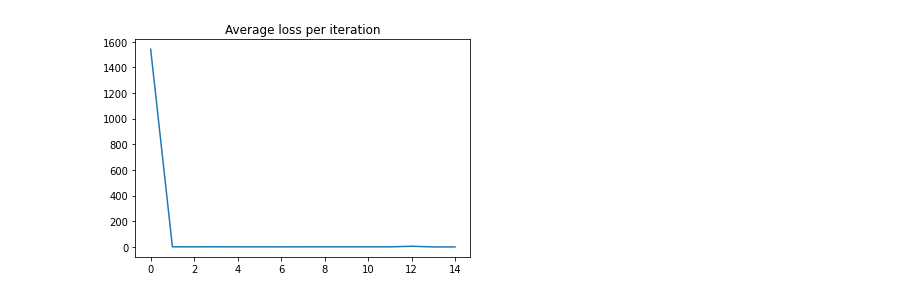
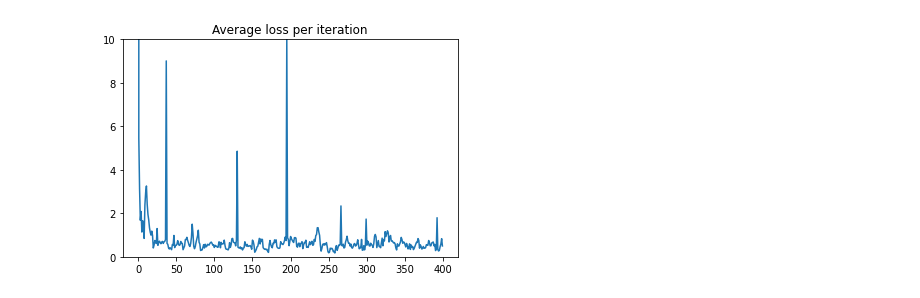
Before and after one commit to RaySteak/deep-qube, a Jupyter notebook: deepcube/adi_train.ipynb, the cells around one changed output. Saved outputs shown, nothing was run; the diff lists cells and outputs as text; code cells hidden in the pictures.

```diff
--- a/deepcube/adi_train.ipynb
+++ b/deepcube/adi_train.ipynb
@@ -13,12 +13,13 @@ from value_policy_net import ValuePolicyNet
 
 device = torch.device("cuda:0" if torch.cuda.is_available() else "cpu")
 # %%
-k = 7
-l = 1000
-M = 15
+k = 15
+l = 100
+M = 400
 
 lr = 1e-3
 batch_len = 32
+reward_type = 'deepcube'
 # %%
 action_encode = {
     'F': 0,
@@ -94,7 +95,7 @@ for it in range(M):
                 v_x_a = v_x_a[0]
                 p_x_a = p_x_a[0]
             cube.facelets = np.copy(s)
-            r_x_a = cube.rotate_code_get_reward(action_decode[a], 'deepcube')
+            r_x_a = cube.rotate_code_get_reward(action_decode[a], reward_type)
             solved.append(cube.is_solved())
 
             v_x.append(v_x_a)
@@ -156,8 +159,10 @@ Iteration 14: loss = 0.4236142839811164
 # %%
 plt.plot(losses)
 plt.title('Average loss per iteration')
+ax = plt.gca()
+ax.set_ylim([0, 10])
 plt.show()
 # %% [output]
-[figure, old version]
+[figure, new version]
 # %%
 torch.save(vp_net.state_dict(), 'vp_net.pt')
```
Also changed, not shown: parts of 1 cell of this notebook, 3 other files.
